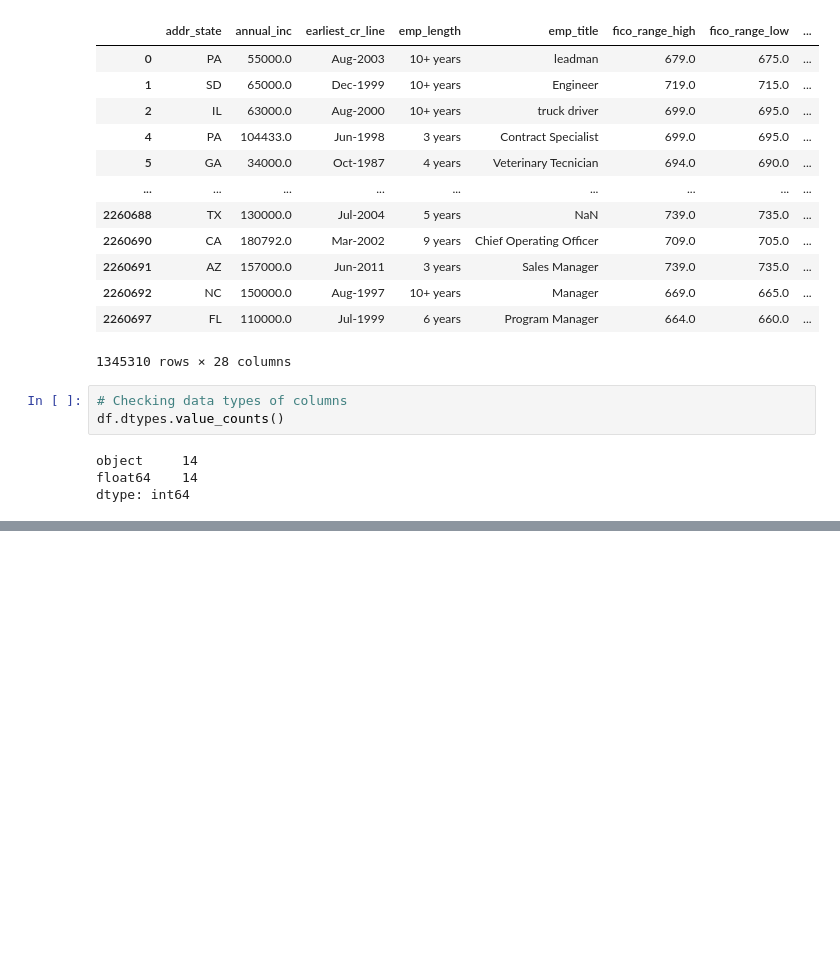
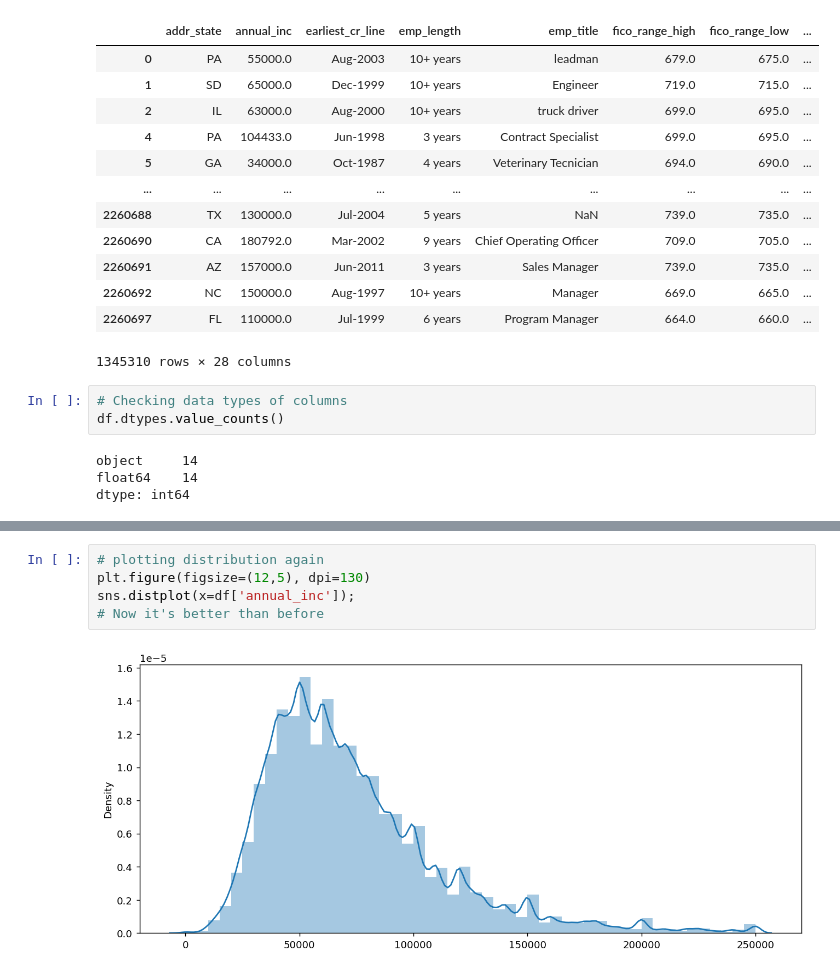
Before and after one commit to dstushar7/credit-risk-analysis, a Jupyter notebook: Credit Risk.ipynb, the cells around one changed output, grey strips where cells are left out. Saved outputs shown, nothing was run; the diff lists cells and outputs as text; blank space fills up the shorter version.

```diff
--- a/Credit Risk.ipynb
+++ b/Credit Risk.ipynb
@@ -203,0 +390,7 @@ Name: loan_status, Length: 1345310, dtype: object
+# %%
+# plotting distribution again
+plt.figure(figsize=(12,5), dpi=130)
+sns.distplot(x=df['annual_inc']);
+# Now it's better than before
+# %% [output]
+[figure, added]
```
Also changed, not shown: parts of 22 cells of this notebook.
